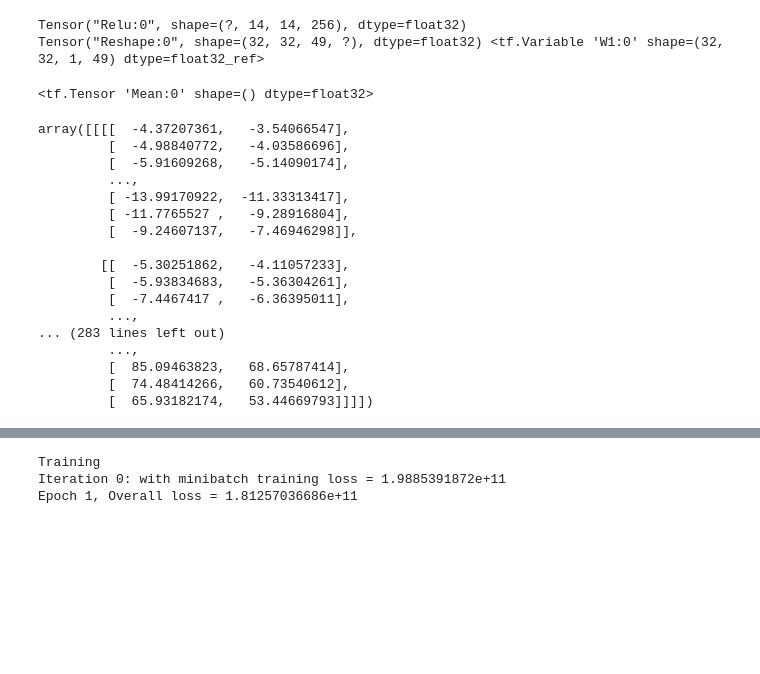
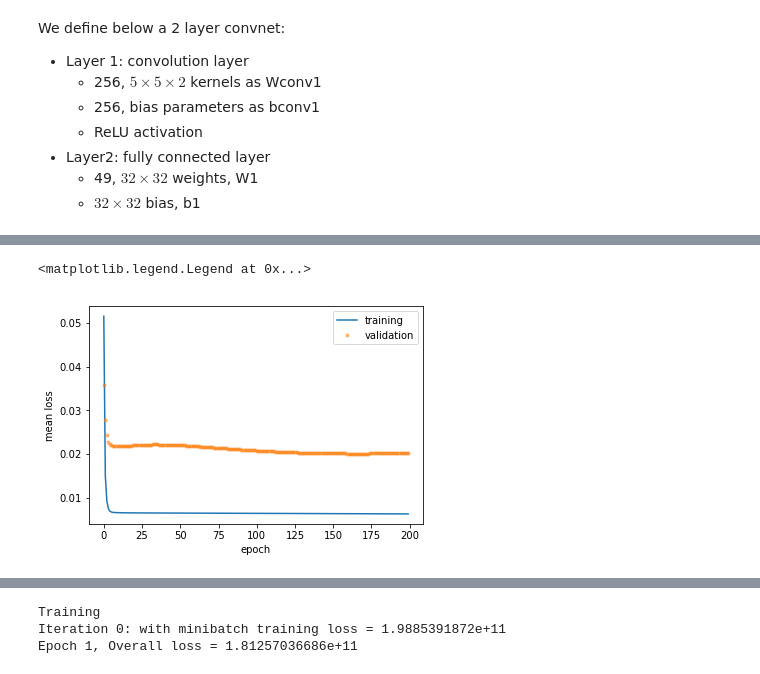
Before and after one commit to sowmyakth/NN_blend, a Jupyter notebook: notebooks/test_cnn.ipynb, the cells around one changed output, grey strips where cells are left out. Saved outputs shown, nothing was run; the diff lists cells and outputs as text; code cells hidden in the pictures; blank space fills up the shorter version.

```diff
--- a/notebooks/test_cnn.ipynb
+++ b/notebooks/test_cnn.ipynb
@@ -31,16 +50,19 @@ print('Validation data output  shape: ', Y_val.shape)
+# %% [markdown]
+We define below a 2 layer convnet:
+- Layer 1: convolution layer
+    - 256, $5 \times 5 \times 2$ kernels as Wconv1
+    - 256, bias parameters as bconv1
+    - ReLU activation
+- Layer2: fully connected layer
+    - 49, $32 \times 32 $ weights, W1
+    - $32 \times 32 $ bias, b1
 # %%
 # clear old variables
 tf.reset_default_graph()
 
-# setup input (e.g. the data that changes every batch)
-# The first dim is None, and gets sets automatically based on batch size fed in
 X = tf.placeholder(tf.float32, [None, 32, 32, 2])
 y = tf.placeholder(tf.float32, [None, 32, 32])
-is_training = tf.placeholder(tf.bool)
-
 def simple_model(X,y):
-    # define our weights (e.g. init_two_layer_convnet)
-
     # setup variables
     Wconv1 = tf.get_variable("Wconv1", shape=[5, 5, 2, 256])
     bconv1 = tf.get_variable("bconv1", shape=[256])
@@ -63,32 +85,5 @@ total_loss = tf.nn.l2_loss(y - y_out)
 mean_loss = tf.reduce_mean(total_loss)
 
 # define our optimizer
-optimizer = tf.train.AdamOptimizer(5e-4) # select optimizer and set learning rate
+optimizer = tf.train.AdamOptimizer(1e-3) # select optimizer and set learning rate
 train_step = optimizer.minimize(mean_loss)
-# %% [output]
-Tensor("Relu:0", shape=(?, 14, 14, 256), dtype=float32)
-Tensor("Reshape:0", shape=(32, 32, 49, ?), dtype=float32) <tf.Variable 'W1:0' shape=(32, 32, 1, 49) dtype=float32_ref>
-# %%
-mean_loss
-# %% [output]
-<tf.Tensor 'Mean:0' shape=() dtype=float32>
-# %%
-X_val
-# %% [output]
-array([[[[  -4.37207361,   -3.54066547],
-         [  -4.98840772,   -4.03586696],
-         [  -5.91609268,   -5.14090174],
-         ...,
-         [ -13.99170922,  -11.33313417],
-         [ -11.7765527 ,   -9.28916804],
-         [  -9.24607137,   -7.46946298]],
-
-        [[  -5.30251862,   -4.11057233],
-         [  -5.93834683,   -5.36304261],
-         [  -7.4467417 ,   -6.36395011],
-         ...,
-... (283 lines left out)
-         ...,
-         [  85.09463823,   68.65787414],
-         [  74.48414266,   60.73540612],
-         [  65.93182174,   53.44669793]]]])
@@ -94,0 +135,11 @@ array([[[[  -4.37207361,   -3.54066547],
+# %%
+with tf.Session() as sess:
+    with tf.device("/cpu:0"): #"/cpu:0" or "/gpu:0"
+        sess.run(tf.global_variables_initializer())
+        train_loss, val_loss, pred = run_model(sess,X_train, Y_train, X_val, Y_val,200,16,100)
+plt.plot(train_loss, label='training')
+plt.plot(val_loss, '.', label='validation', alpha=0.5)
+plt.ylabel('mean loss')
+plt.xlabel('epoch')
+plt.legend()
+# %% [output]
@@ -94,0 +163,2 @@ array([[[[  -4.37207361,   -3.54066547],
+<matplotlib.legend.Legend at 0x...>
+[figure, added]
```
Also changed, not shown: parts of 20 cells of this notebook.
